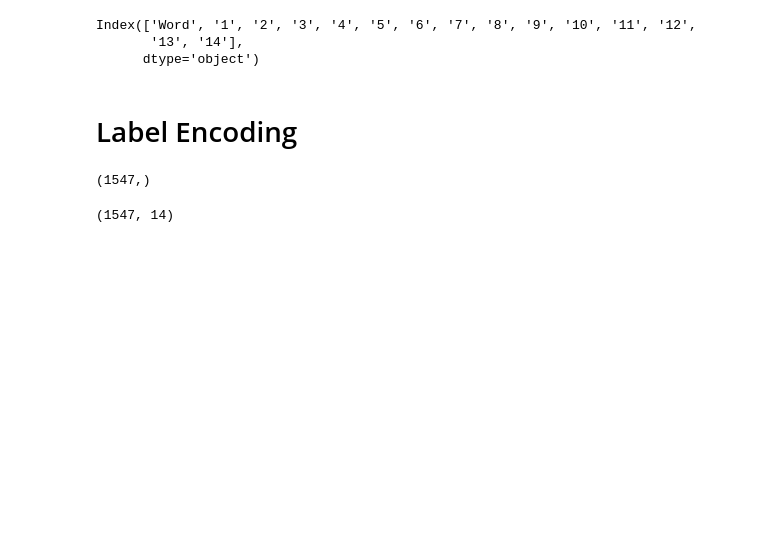
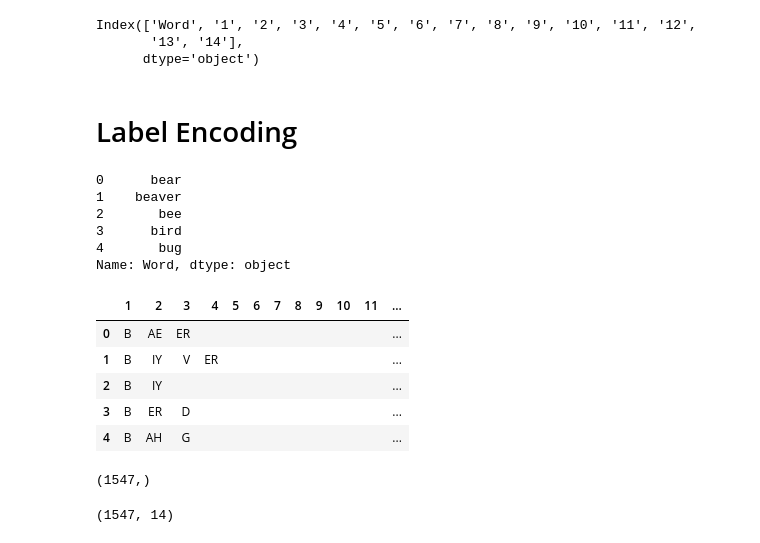
Before and after one commit to AlexSwiderski/ANN-modeling-of-word-production-in-aphasia, a Jupyter notebook: Feed forward word prod ANN/Swiderski final project.ipynb, the cells around one changed output. Saved outputs shown, nothing was run; the diff lists cells and outputs as text; code cells hidden in the pictures; blank space fills up the shorter version.

```diff
--- a/Feed forward word prod ANN/Swiderski final project.ipynb
+++ b/Feed forward word prod ANN/Swiderski final project.ipynb
@@ -169,8 +152,24 @@ import torch.nn as nn
 label_encoder = preprocessing.LabelEncoder()
 # %%
 X = phon['Word']
+X.head()
+# %% [output]
+0      bear
+1    beaver
+2       bee
+3      bird
+4       bug
+Name: Word, dtype: object
 # %%
 y = phon.drop(['Word'], axis = 1)
+y.head()
+# %% [output]
+|  | 1 | 2 | 3 | 4 | 5 | 6 | 7 | 8 | 9 | 10 | 11 | ... |
+| 0 | B | AE | ER |  |  |  |  |  |  |  |  | ... |
+| 1 | B | IY | V | ER |  |  |  |  |  |  |  | ... |
+| 2 | B | IY |  |  |  |  |  |  |  |  |  | ... |
+| 3 | B | ER | D |  |  |  |  |  |  |  |  | ... |
+| 4 | B | AH | G |  |  |  |  |  |  |  |  | ... |
 # %%
 X.shape
 # %% [output]
```
Also changed, not shown: parts of 8 cells of this notebook, 5 other files.
